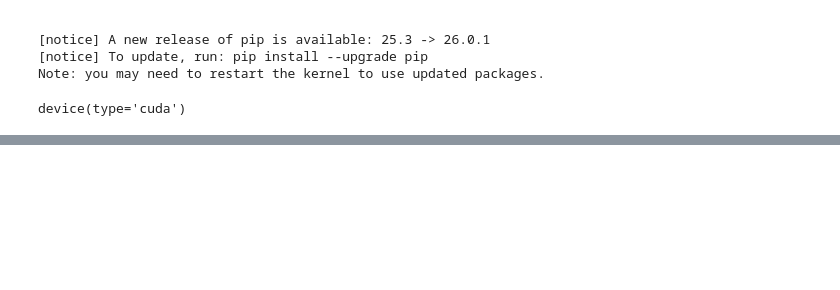
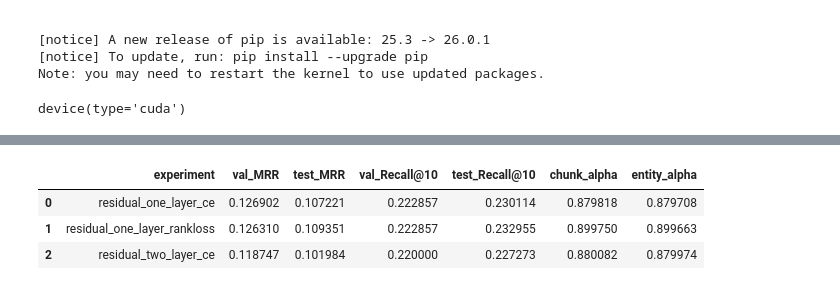
Before and after one commit to MacLuHa/GNN-Retriever-, a Jupyter notebook: notebooks/gnn_retrieval_neo4j.ipynb, the cells around one changed output, grey strips where cells are left out. Saved outputs shown, nothing was run; the diff lists cells and outputs as text; code cells hidden in the pictures; blank space fills up the shorter version.

```diff
--- a/notebooks/gnn_retrieval_neo4j.ipynb
+++ b/notebooks/gnn_retrieval_neo4j.ipynb
@@ -54,14 +54,14 @@ DEVICE
 device(type='cuda')
 # %%
 # Конфиг подключения
-NEO4J_URI = os.getenv('NEO4J_URI', 'bolt://localhost:7688')
+NEO4J_URI = os.getenv('NEO4J_URI', 'bolt://localhost:7687')
 NEO4J_USER = os.getenv('NEO4J_USER', 'neo4j')
 NEO4J_PASSWORD = os.getenv('NEO4J_PASSWORD', 'password')
 
 QDRANT_URL = os.getenv('QDRANT_URL', 'http://localhost:6333')
 QDRANT_API_KEY = os.getenv('QDRANT_API_KEY')
-QDRANT_CHUNK_COLLECTION = os.getenv('QDRANT_CHUNK_COLLECTION', 'legal_chunks_vectors_tes_ner')
-QDRANT_ENTITY_COLLECTION = os.getenv('QDRANT_ENTITY_COLLECTION', 'legal_entities_vectors_test_ner')
+QDRANT_CHUNK_COLLECTION = os.getenv('QDRANT_CHUNK_COLLECTION', 'legal_chunks_vectors')
+QDRANT_ENTITY_COLLECTION = os.getenv('QDRANT_ENTITY_COLLECTION', 'legal_entities_vectors')
 QDRANT_ID_FIELD = os.getenv('QDRANT_ID_FIELD', 'id')
 
 driver = GraphDatabase.driver(NEO4J_URI, auth=(NEO4J_USER, NEO4J_PASSWORD))
@@ -527,25 +747,54 @@ Test metrics: {'Recall@5': 0.11666666666666667, 'Recall@10': 0.15, 'Recall@20':
 # %%
-# Baseline без GNN: retrieval напрямую по исходным Qdrant-векторам
-baseline_chunk_emb = torch.from_numpy(chunk_x).to(DEVICE)
-baseline_entity_emb = torch.from_numpy(entity_x).to(DEVICE)
-
-baseline_val_metrics = evaluate_embeddings(baseline_chunk_emb, baseline_entity_emb, val_edges)
-baseline_test_metrics = evaluate_embeddings(baseline_chunk_emb, baseline_entity_emb, test_edges)
+# Baseline без GNN и сравнение всех абляций
+baseline_val_diag = embedding_diagnostics(
+    baseline_chunk_emb,
+    baseline_entity_emb,
+    val_edges,
+    positives_map=all_positives_by_chunk,
+)
+baseline_test_diag = embedding_diagnostics(
+    baseline_chunk_emb,
+    baseline_entity_emb,
+    test_edges,
+    positives_map=all_positives_by_chunk,
+)
 
 gnn_val_metrics = final_val_metrics
 gnn_test_metrics = test_metrics
 
+summary_rows = []
+comparison_rows = []
+diagnostic_rows = [
+    {'experiment': 'baseline', 'split': 'val', **baseline_val_diag},
+    {'experiment': 'baseline', 'split': 'test', **baseline_test_diag},
+]
+for result in experiment_results:
+    summary_rows.append({
+        'experiment': result['name'],
+        'val_MRR': result['val_metrics']['MRR'],
+        'test_MRR': result['test_metrics']['MRR'],
+        'val_Recall@10': result['val_metrics']['Recall@10'],
+        'test_Recall@10': result['test_metrics']['Recall@10'],
+        'chunk_alpha': result['residual_weights']['chunk'],
+        'entity_alpha': result['residual_weights']['entity'],
+    })
+    comparison_rows.extend(build_metric_table('val', result['name'], result['val_metrics'], baseline_val_metrics))
+    comparison_rows.extend(build_metric_table('test', result['name'], result['test_metrics'], baseline_test_metrics))
+    diagnostic_rows.append({'experiment': result['name'], 'split': 'val', **result['val_diag']})
+    diagnostic_rows.append({'experiment': result['name'], 'split': 'test', **result['test_diag']})
+
+summary_df = pd.DataFrame(summary_rows).sort_values(['val_MRR', 'test_MRR'], ascending=False).reset_index(drop=True)
+comparison_df = pd.DataFrame(comparison_rows)
+diagnostics_df = pd.DataFrame(diagnostic_rows)
+
 print('Baseline val metrics:', baseline_val_metrics)
-print('GNN val metrics     :', gnn_val_metrics)
-print('Val delta (GNN - baseline):', {
-    k: gnn_val_metrics[k] - baseline_val_metrics[k]
-    for k in gnn_val_metrics
-})
-print()
+print('Selected GNN val metrics:', gnn_val_metrics)
 print('Baseline test metrics:', baseline_test_metrics)
-print('GNN test metrics     :', gnn_test_metrics)
-print('Test delta (GNN - baseline):', {
-    k: gnn_test_metrics[k] - baseline_test_metrics[k]
-    for k in gnn_test_metrics
-})
+print('Selected GNN test metrics:', gnn_test_metrics)
+print('\nMetric deltas vs baseline (% and absolute):')
+print(comparison_df.round(4).to_string(index=False))
+print('\nEmbedding diagnostics:')
+print(diagnostics_df.round(4).to_string(index=False))
+print('\nSelected experiment:', selected_experiment['name'])
+summary_df
 # %% [output]
@@ -559,2 +818,6 @@ Test delta (GNN - baseline): {'Recall@5': 0.0, 'Recall@10': -0.13333333333333333
+|  | experiment | val_MRR | test_MRR | val_Recall@10 | test_Recall@10 | chunk_alpha | entity_alpha |
+| 0 | residual_one_layer_ce | 0.126902 | 0.107221 | 0.222857 | 0.230114 | 0.879818 | 0.879708 |
+| 1 | residual_one_layer_rankloss | 0.126310 | 0.109351 | 0.222857 | 0.232955 | 0.899750 | 0.899663 |
+| 2 | residual_two_layer_ce | 0.118747 | 0.101984 | 0.220000 | 0.227273 | 0.880082 | 0.879974 |
 # %%
 # Инференс эмбеддингов и запись обратно в Neo4j
```
Also changed, not shown: parts of 9 cells of this notebook, 5 other files.
